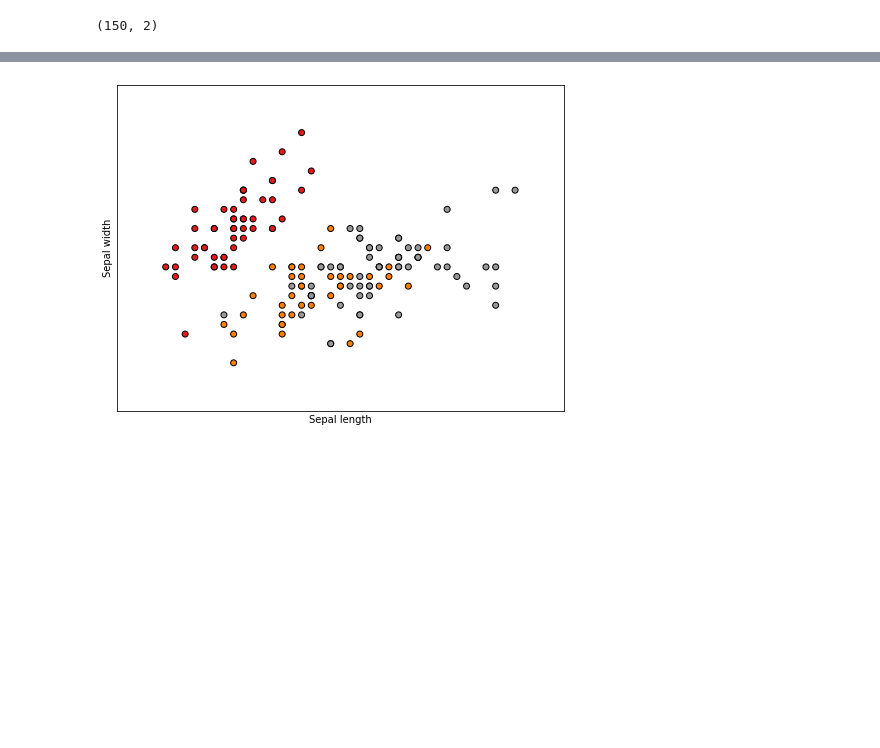
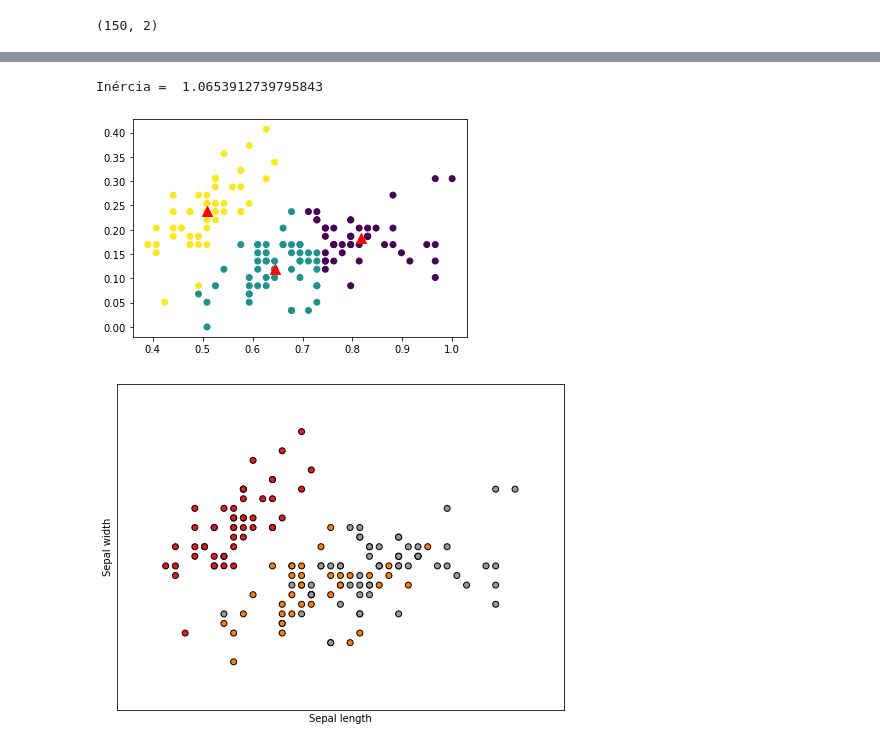
Before and after one commit to Gustavo-Sousa/kmeans_intro, a Jupyter notebook: Notebook_KMeans_Assignment.ipynb, the cells around one changed output, grey strips where cells are left out. Saved outputs shown, nothing was run; the diff lists cells and outputs as text; code cells hidden in the pictures; blank space fills up the shorter version.

```diff
--- a/Notebook_KMeans_Assignment.ipynb
+++ b/Notebook_KMeans_Assignment.ipynb
@@ -517,3 +507,16 @@ Inércia =  37.0507021276596
+# %%
+# normalizing data
+X = (X - np.min(X))/(np.max(X) - np.min(X))
+KmIris = KMeans(n_clusters=3)
+KmIris.fit(X)
+print("Inércia = ", KmIris.inertia_)
+plt.scatter(X[:,0], X[:,1], c=KmIris.labels_)
+plt.scatter(KmIris.cluster_centers_[:,0],
+            KmIris.cluster_centers_[:,1], marker='^', c='red', s=100)
+plt.show()
+# %% [output]
+Inércia =  1.0653912739795843
+[figure, added]
 # %%
 import matplotlib.pyplot as plt
 from mpl_toolkits.mplot3d import Axes3D
```
Also changed, not shown: parts of 3 cells of this notebook.
